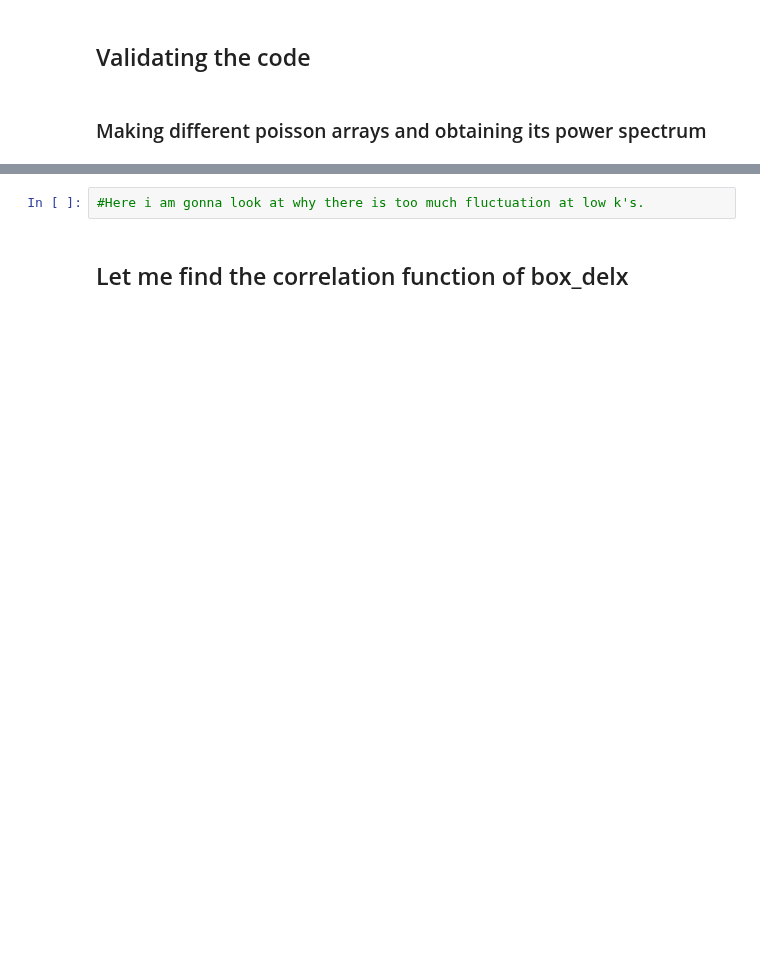
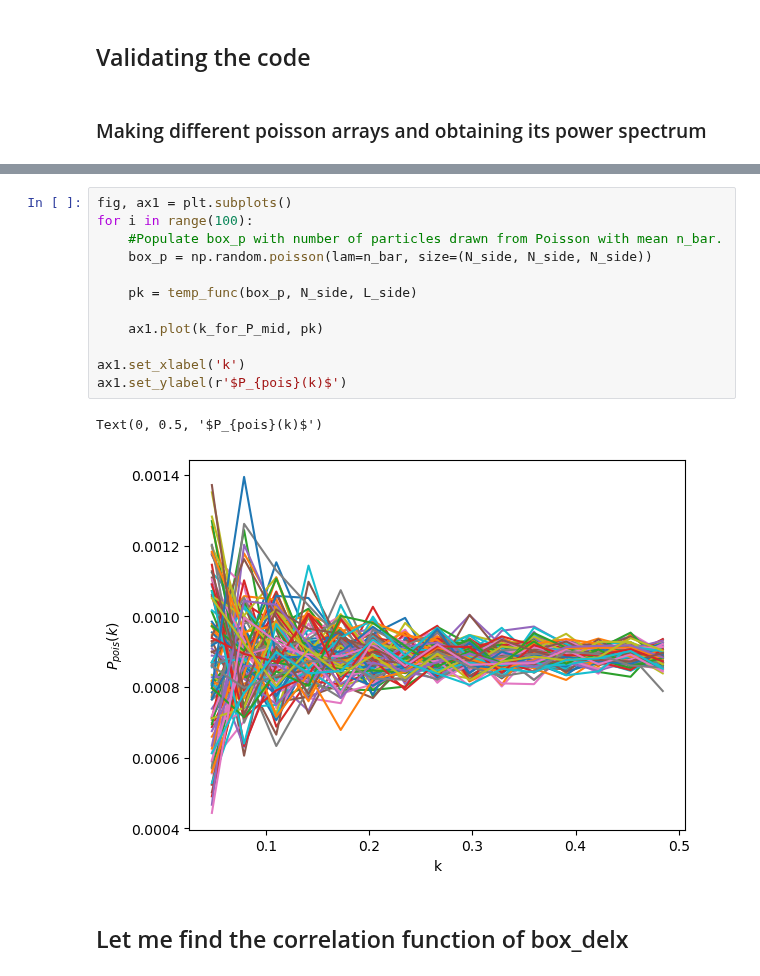
Before and after one commit to VibinRam/DP2, a Jupyter notebook: Codes/Clustering_simulation/GonzalezClusterSim.ipynb, the cells around one changed output, grey strips where cells are left out. Saved outputs shown, nothing was run; the diff lists cells and outputs as text; blank space fills up the shorter version.

```diff
--- a/Codes/Clustering_simulation/GonzalezClusterSim.ipynb
+++ b/Codes/Clustering_simulation/GonzalezClusterSim.ipynb
@@ -172,5 +205,18 @@ Text(0, 0.5, '$P_{pois}(k)$')
-# %%
-#Here i am gonna look at why there is too much fluctuation at low k's.
+# %%
+fig, ax1 = plt.subplots()
+for i in range(100):
+    #Populate box_p with number of particles drawn from Poisson with mean n_bar.
+    box_p = np.random.poisson(lam=n_bar, size=(N_side, N_side, N_side))
+
+    pk = temp_func(box_p, N_side, L_side)
+
+    ax1.plot(k_for_P_mid, pk)
+
+ax1.set_xlabel('k')
+ax1.set_ylabel(r'$P_{pois}(k)$')
+# %% [output]
+Text(0, 0.5, '$P_{pois}(k)$')
+[figure, added]
 # %% [markdown]
 ## Let me find the correlation function of box_delx
 # %%
```
Also changed, not shown: parts of 18 cells of this notebook.
